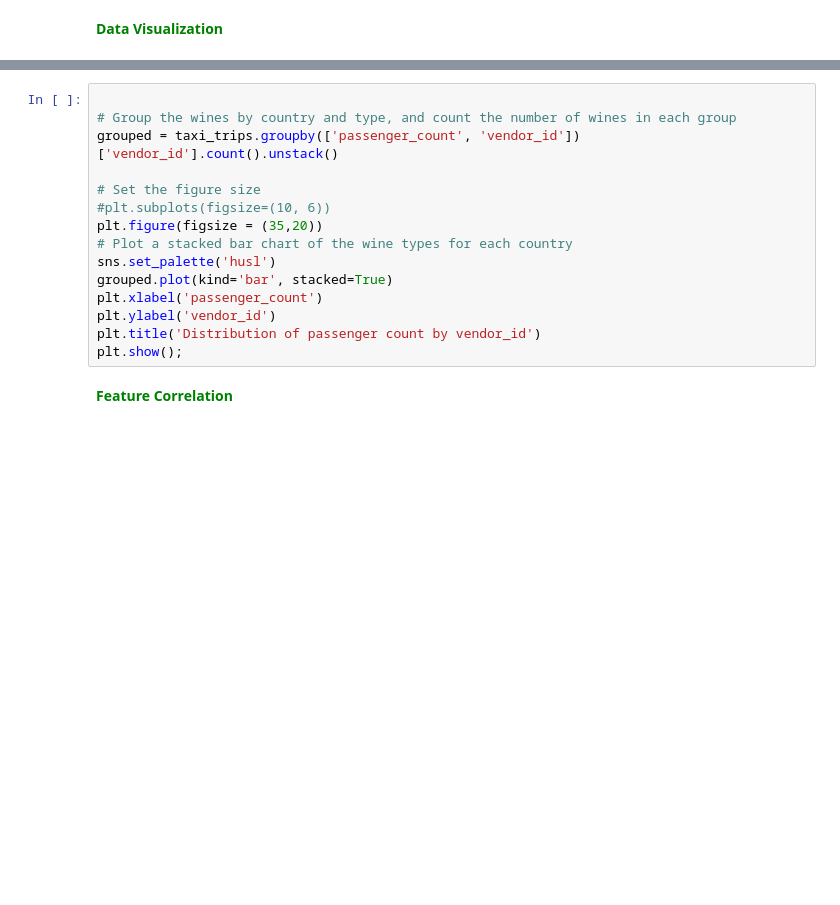
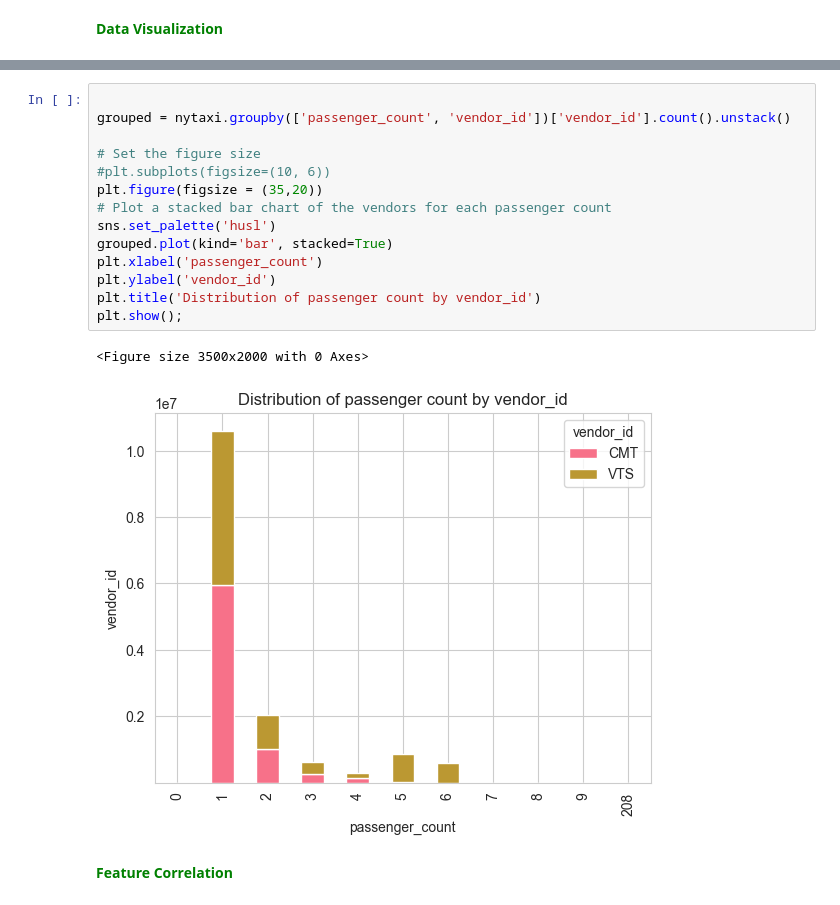
Before and after one commit to omar-kabeer/UrbanFlow-Prediction-DLT, a Jupyter notebook: notebooks/dataset_analysis.ipynb, the cells around one changed output, grey strips where cells are left out. Cells and saved outputs as stored; diff of their text form; blank space fills up the shorter version.

```diff
--- a/notebooks/dataset_analysis.ipynb
+++ b/notebooks/dataset_analysis.ipynb
@@ -399,18 +554,20 @@ plt.show()
 # %%
 
-# Group the wines by country and type, and count the number of wines in each group
-grouped = taxi_trips.groupby(['passenger_count', 'vendor_id'])['vendor_id'].count().unstack()
+grouped = nytaxi.groupby(['passenger_count', 'vendor_id'])['vendor_id'].count().unstack()
 
 # Set the figure size
 #plt.subplots(figsize=(10, 6))
 plt.figure(figsize = (35,20))
-# Plot a stacked bar chart of the wine types for each country
+# Plot a stacked bar chart of the vendors for each passenger count
 sns.set_palette('husl')
 grouped.plot(kind='bar', stacked=True)
 plt.xlabel('passenger_count')
 plt.ylabel('vendor_id')
 plt.title('Distribution of passenger count by vendor_id')
 plt.show();
+# %% [output]
+<Figure size 3500x2000 with 0 Axes>
+[figure, added]
 # %% [markdown]
 <a id='feature-correlation'></a>
 <font size="+0" color='green'><b> Feature Correlation</b></font>
```
Also changed, not shown: parts of 85 cells of this notebook.
